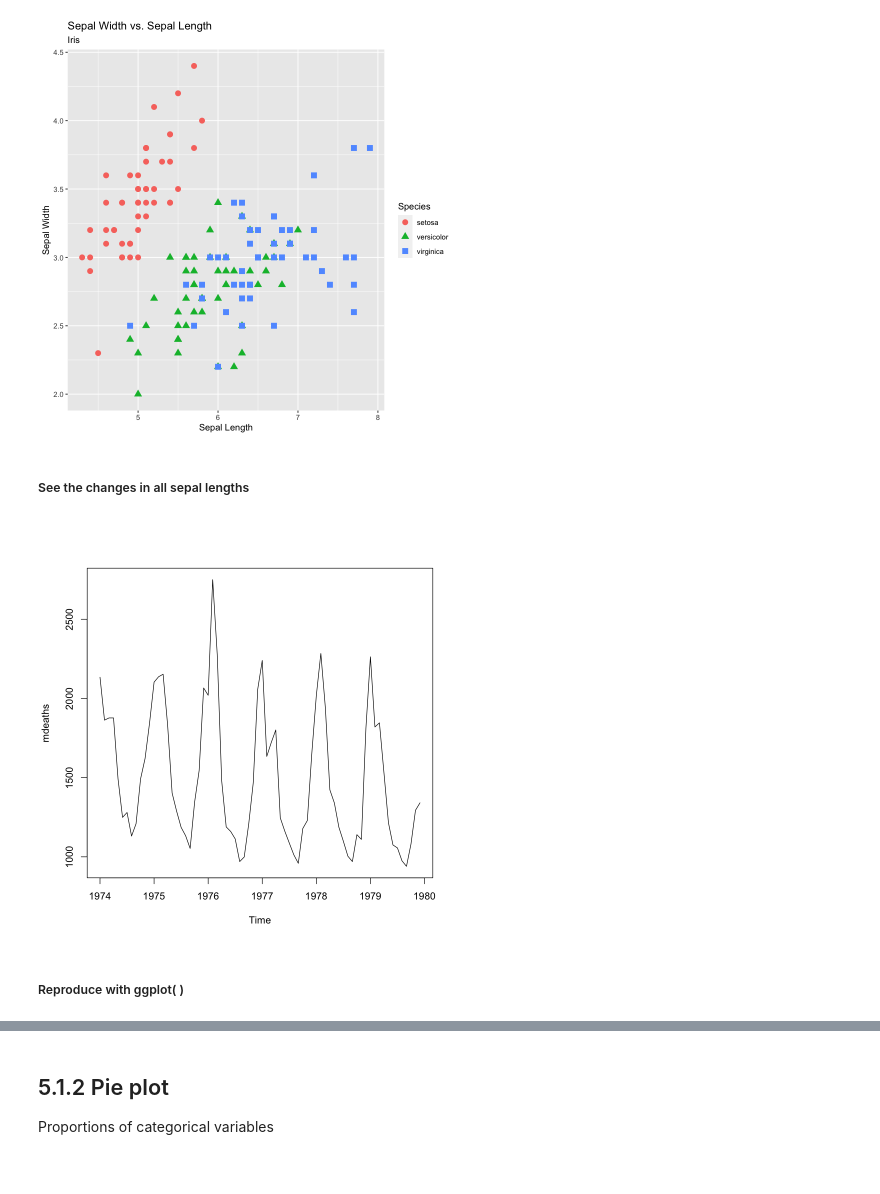
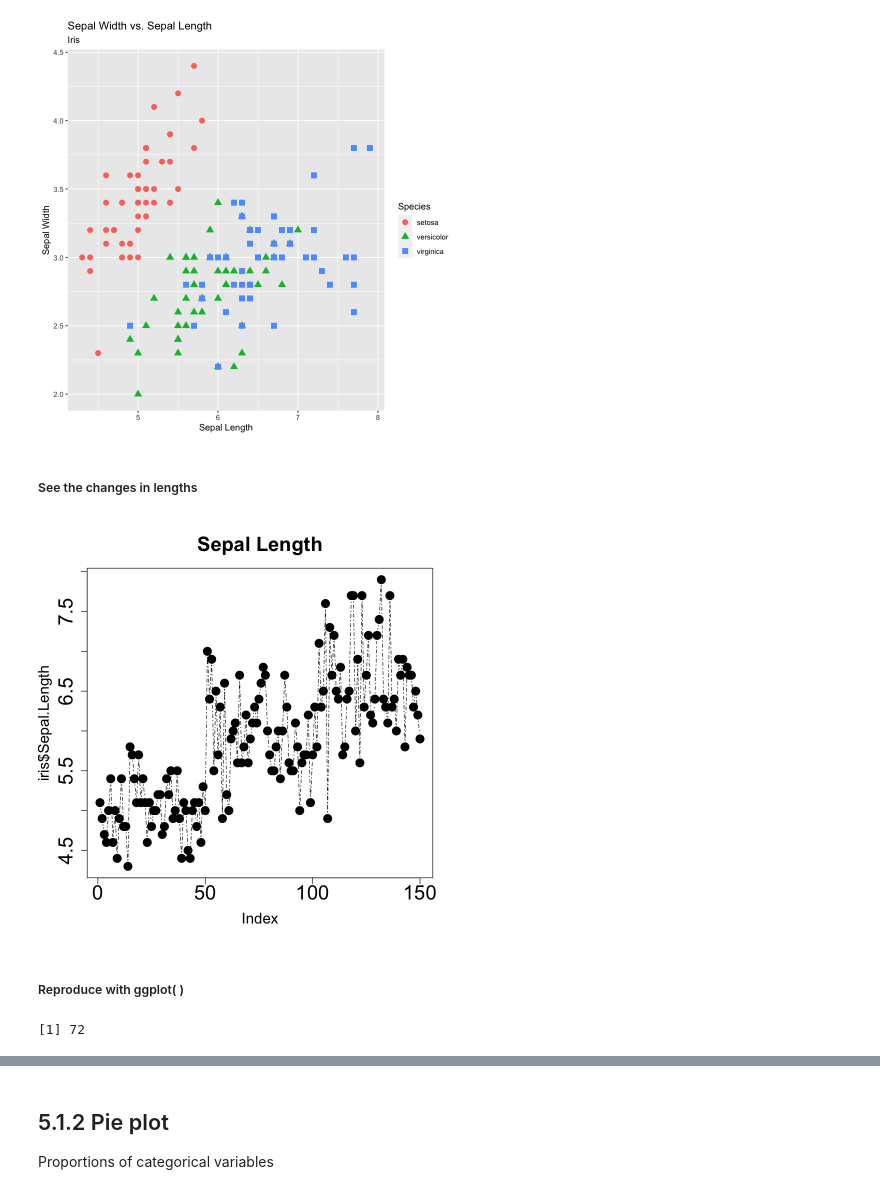
Before and after one commit to ly129/EPIB613_2020, a Jupyter notebook: Lecture5.ipynb, the cells around one changed output, grey strips where cells are left out. Cells and saved outputs as stored; diff of their text form; code cells hidden in the pictures.

```diff
--- a/Lecture5.ipynb
+++ b/Lecture5.ipynb
@@ -126,21 +131,25 @@ e
 # %% [output]
 [figure]
 # %% [markdown]
-##### See the changes in all sepal lengths
+##### See the changes in lengths
 # %%
 # Some parameters related to text and plot size.
-plot(mdeaths,
-#      type = "b",    # Type of plot
-#      pch = ,     # plotting symbols, 1~25 plus anything you want.
-#      cex = 2,       # Plotting text and symbol size
-#      cex.axis = 2,  # Axis annotation size
-#      main = "Sepal Length",
-#      cex.main = 2,  # Title text size
-#      cex.lab = 1,   # Axis label size
-#      lwd = 1,       # Line width
-#      lty = 4
+plot(x = iris$Sepal.Length,
+     type = "b",    # Type of plot
+     pch = 16,     # plotting symbols, 1~25 plus anything you want.
+     cex = 2,       # Plotting text and symbol size
+     cex.axis = 2,  # Axis annotation size
+     main = "Sepal Length",
+     cex.main = 2,  # Title text size
+     cex.lab = 1.5,   # Axis label size
+     lwd = 1,       # Line width
+     lty = 4,
 )
 # %% [output]
-[figure, old version]
+[figure, new version]
 # %% [markdown]
 ##### Reproduce with ggplot( )
+# %%
+length(mdeaths)
+# %% [output]
+[1] 72
```
Also changed, not shown: parts of 15 cells of this notebook, 2 other files.
